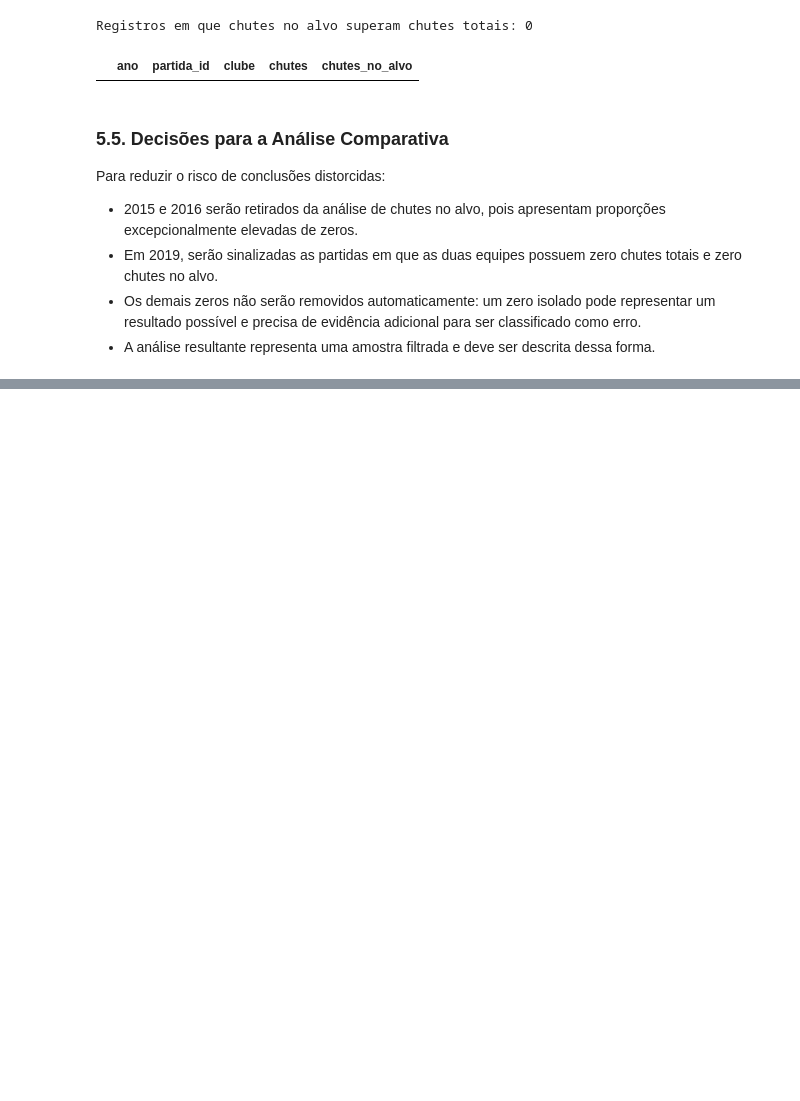
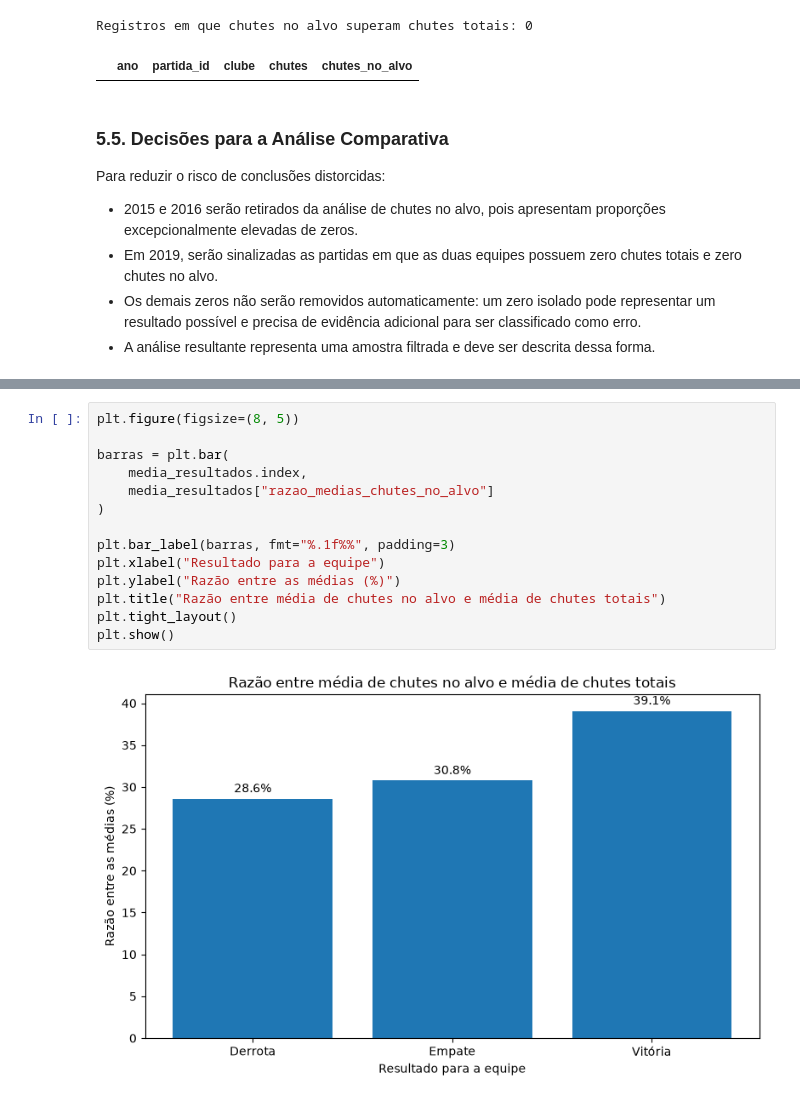
Before and after one commit to LuizFernand018/brasileirao-analytics, a Jupyter notebook: notebooks/01_exploracao_inicial.ipynb, the cells around one changed output, grey strips where cells are left out. Saved outputs shown, nothing was run; the diff lists cells and outputs as text; blank space fills up the shorter version.

```diff
--- a/notebooks/01_exploracao_inicial.ipynb
+++ b/notebooks/01_exploracao_inicial.ipynb
@@ -1237,0 +1403,16 @@ Para reduzir o risco de conclusões distorcidas:
+# %%
+plt.figure(figsize=(8, 5))
+
+barras = plt.bar(
+    media_resultados.index,
+    media_resultados["razao_medias_chutes_no_alvo"]
+)
+
+plt.bar_label(barras, fmt="%.1f%%", padding=3)
+plt.xlabel("Resultado para a equipe")
+plt.ylabel("Razão entre as médias (%)")
+plt.title("Razão entre média de chutes no alvo e média de chutes totais")
+plt.tight_layout()
+plt.show()
+# %% [output]
+[figure, added]
```
Also changed, not shown: parts of 13 cells of this notebook.
